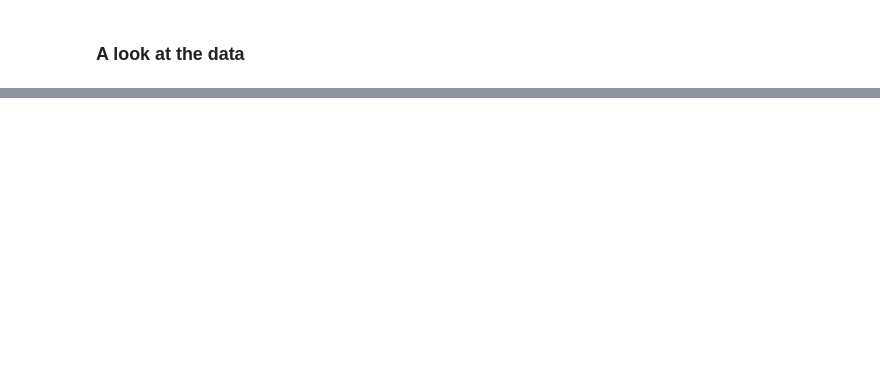
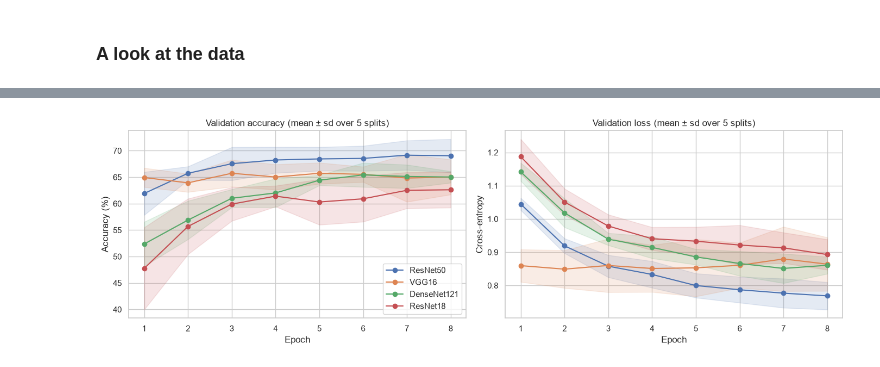
Before and after one commit to RachitSethi2455/movie-genre-poster-classification, a Jupyter notebook: movie_genre_classification.ipynb, the cells around one changed output, grey strips where cells are left out. Cells and saved outputs as stored; diff of their text form; code cells hidden in the pictures; blank space fills up the shorter version.

```diff
--- a/movie_genre_classification.ipynb
+++ b/movie_genre_classification.ipynb
@@ -491,0 +191,17 @@ Most common confusion: Comedy -> Romance (14 posters)
+# %%
+fig, axes = plt.subplots(1, 2, figsize=(14, 4.5))
+for name in order:
+    acc = np.array([histories[name, s]["val_acc"] for s in SPLIT_SEEDS])
+    loss = np.array([histories[name, s]["val_loss"] for s in SPLIT_SEEDS])
+    ep = np.arange(1, EPOCHS + 1)
+    for ax, vals in ((axes[0], acc), (axes[1], loss)):
+        line, = ax.plot(ep, vals.mean(0), marker="o", label=name)
+        ax.fill_between(ep, vals.mean(0) - vals.std(0), vals.mean(0) + vals.std(0), color=line.get_color(), alpha=0.15)
+axes[0].set(title="Validation accuracy (mean ± sd over 5 splits)", xlabel="Epoch", ylabel="Accuracy (%)")
+axes[1].set(title="Validation loss (mean ± sd over 5 splits)", xlabel="Epoch", ylabel="Cross-entropy")
+axes[0].legend()
+plt.tight_layout()
+plt.savefig(ASSETS / "learning_curves.png", dpi=120, bbox_inches="tight")
+plt.show()
+# %% [output]
+[figure, added]
```
Also changed, not shown: parts of 54 cells of this notebook, 17 other files.
